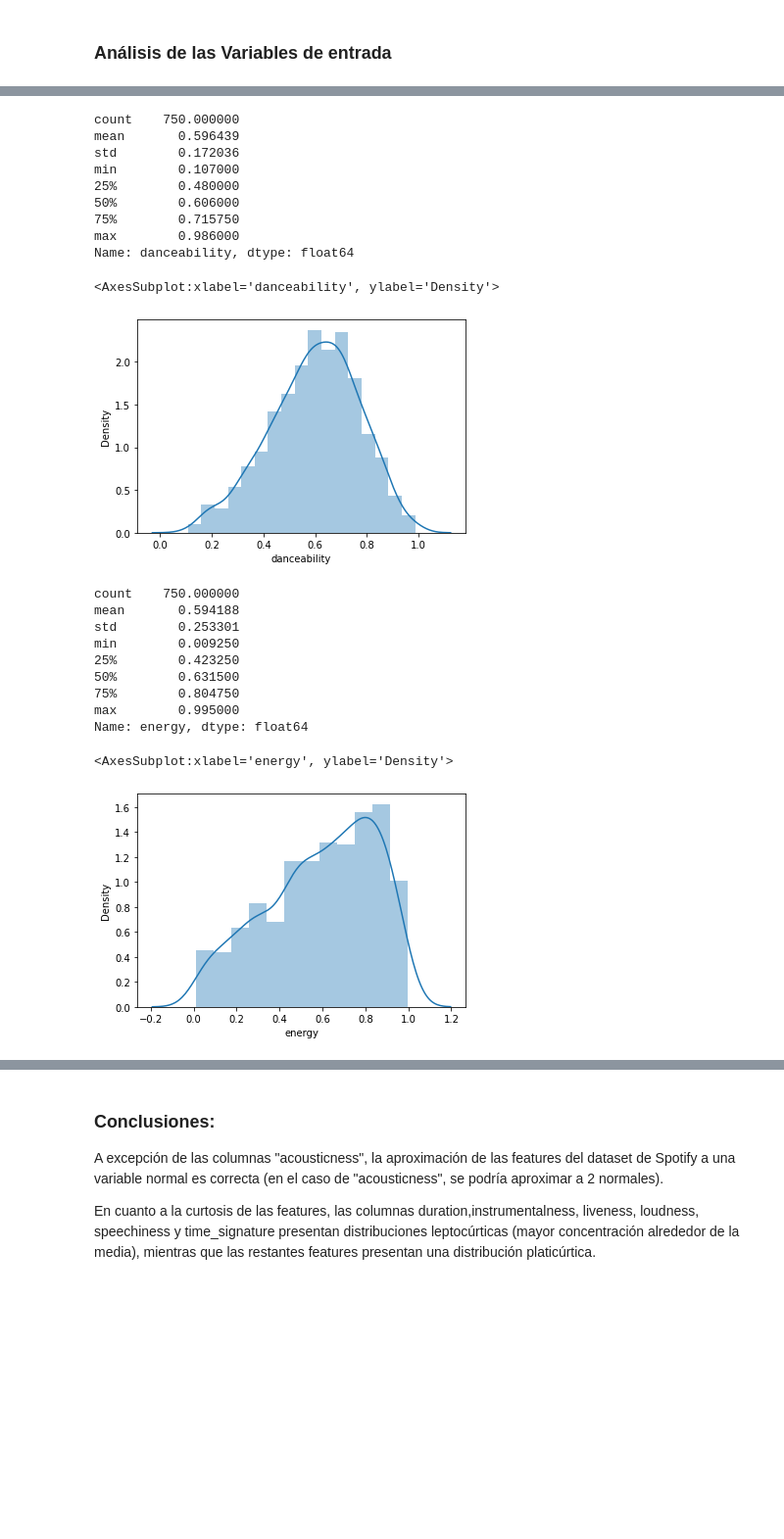
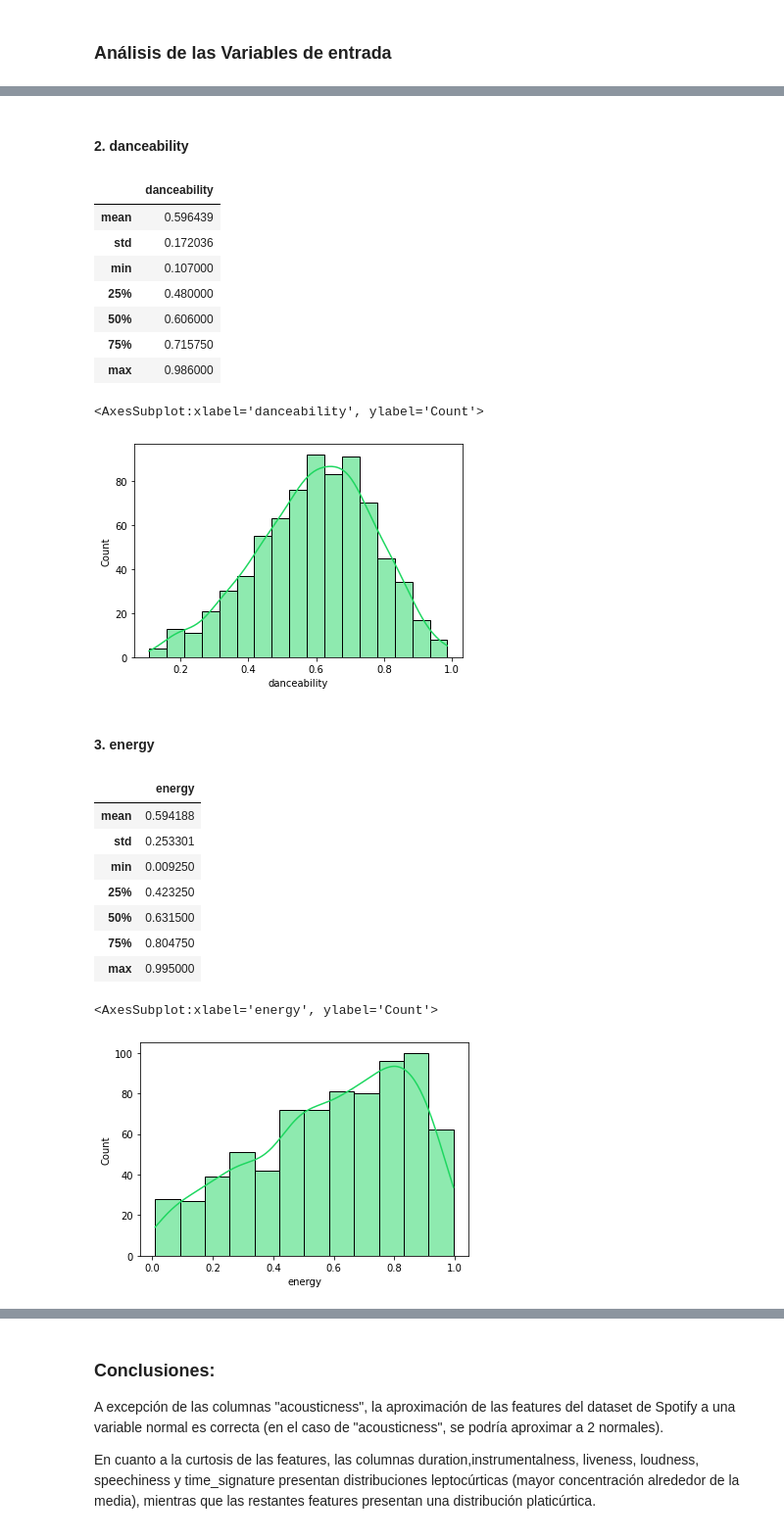
Before and after one commit to ldidone/analisis_de_datos_CEIA_TP, a Jupyter notebook: Análisis_de_Datos_Spotify.ipynb, the cells around one changed output, grey strips where cells are left out. Shown at 98% size. Cells and saved outputs as stored; diff of their text form; code cells hidden in the pictures; blank space fills up the shorter version.

```diff
--- a/Análisis_de_Datos_Spotify.ipynb
+++ b/Análisis_de_Datos_Spotify.ipynb
@@ -12,6 +12,10 @@ import pandas as pd
 import numpy as np
 import matplotlib.pyplot as plt
 import seaborn as sns
+# %%
+# Set color palette
+color = ['#1ED760', '#FAF5F5']
+sns.set_palette(sns.color_palette(color))
 # %%
 # Load dataset from GitHub repository
 df = pd.read_csv('https://raw.githubusercontent.com/ldidone/analisis_de_datos_CEIA_TP/main/data/data_playlist.csv')
@@ -142,34 +161,36 @@ sns.distplot(df['acousticness'])
+# %% [markdown]
+#### 2. danceability
 # %%
-df['danceability'].describe()
+df.danceability.describe().loc[useful_statistics].to_frame()
 # %% [output]
-count    750.000000
-mean       0.596439
-std        0.172036
-min        0.107000
-25%        0.480000
-50%        0.606000
-75%        0.715750
-max        0.986000
-Name: danceability, dtype: float64
+|  | danceability |
+| mean | 0.596439 |
+| std | 0.172036 |
+| min | 0.107000 |
+| 25% | 0.480000 |
+| 50% | 0.606000 |
+| 75% | 0.715750 |
+| max | 0.986000 |
 # %%
-sns.distplot(df['danceability'])
+sns.histplot(df['danceability'], kde=True)
 # %% [output]
-<AxesSubplot:xlabel='danceability', ylabel='Density'>
+<AxesSubplot:xlabel='danceability', ylabel='Count'>
-[figure, old version]
+[figure, new version]
+# %% [markdown]
+#### 3. energy
 # %%
-df['energy'].describe()
+df.energy.describe().loc[useful_statistics].to_frame()
 # %% [output]
-count    750.000000
-mean       0.594188
-std        0.253301
-min        0.009250
-25%        0.423250
-50%        0.631500
-75%        0.804750
-max        0.995000
-Name: energy, dtype: float64
+|  | energy |
+| mean | 0.594188 |
+| std | 0.253301 |
+| min | 0.009250 |
+| 25% | 0.423250 |
+| 50% | 0.631500 |
+| 75% | 0.804750 |
+| max | 0.995000 |
 # %%
-sns.distplot(df['energy'])
+sns.histplot(df['energy'], kde=True)
 # %% [output]
-<AxesSubplot:xlabel='energy', ylabel='Density'>
+<AxesSubplot:xlabel='energy', ylabel='Count'>
-[figure, old version]
+[figure, new version]
```
Also changed, not shown: parts of 61 cells of this notebook, 1 other file.
